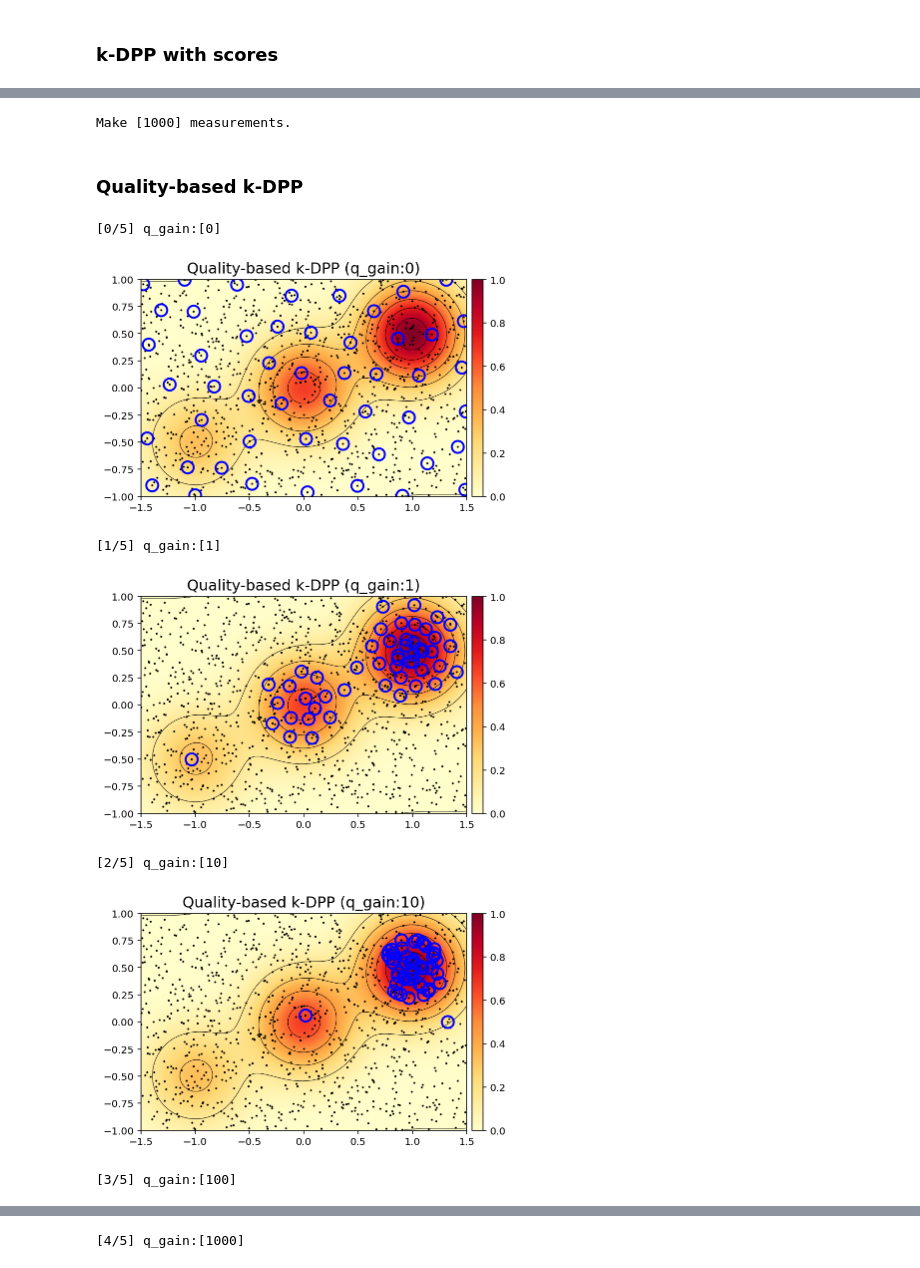
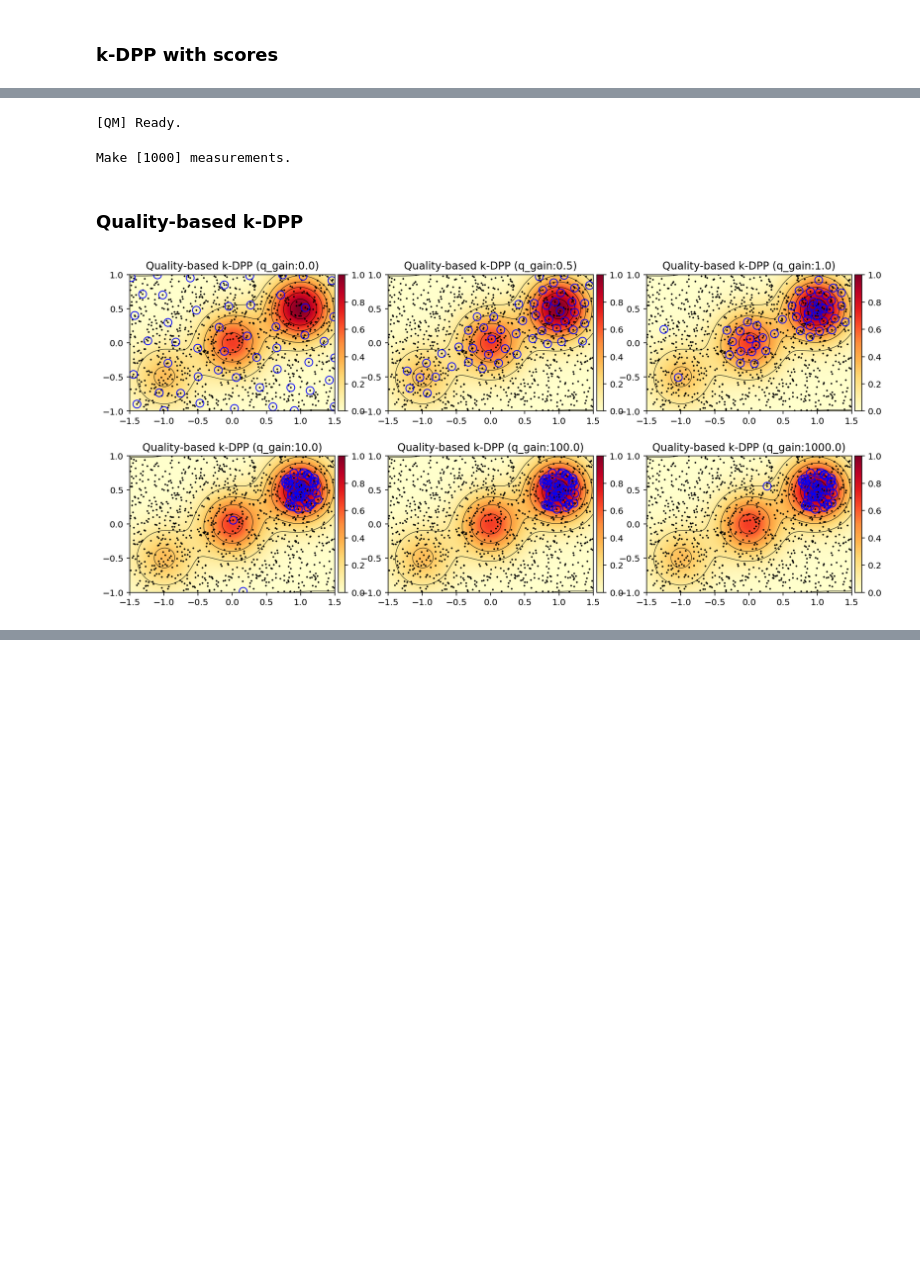
Before and after one commit to sjchoi86/gentle-dpp, a Jupyter notebook: code/demo_dpp.ipynb, the cells around one changed output, grey strips where cells are left out. Cells and saved outputs as stored; diff of their text form; code cells hidden in the pictures; blank space fills up the shorter version.

Commit message:
subplot

```diff
--- a/code/demo_dpp.ipynb
+++ b/code/demo_dpp.ipynb
@@ -212,55 +206,57 @@ print ("[%s] Ready."%(QM.name))
-# %%
-# Make measurements
-n_meas = 1000
-x_meas,y_meas = QM.get_meas(n_meas=n_meas)
-print ("Make [%d] measurements."%(n_meas))
-# %% [output]
-Make [1000] measurements.
-# %% [markdown]
-### Quality-based k-DPP
+# %%
+# Define the Quality map
+QM = QualityMapClass()
+print ("[%s] Ready."%(QM.name))
+# %% [output]
+[QM] Ready.
+# %%
+# Make measurements
+n_meas = 1000
+x_meas,y_meas = QM.get_meas(n_meas=n_meas)
+print ("Make [%d] measurements."%(n_meas))
+# %% [output]
+Make [1000] measurements.
+# %% [markdown]
+### Quality-based k-DPP
 # %%
-q_gains = [0.0,0.5,1.0,10.0,100.0]
+q_gains = [0.0,0.5,1.0,10.0,100.0,1000.0]
 for q_idx,q_gain in enumerate(q_gains):
-    print ("[%d/%d] q_gain:[%.0f]"%(q_idx,len(q_gains),q_gain))
+    # print ("[%d/%d] q_gain:[%.0f]"%(q_idx,len(q_gains),q_gain))
     # q-DPP
     n_select = 50
     xs_kdpp,idxs_select = run_kdpp(
         x_meas,
         n_select = n_select,
         hyp      = {'g':1.0,'l':0.1},
         qs_total = q_gain*y_meas
         )
     # Plot
-    plt.figure(figsize = (10,5))
+    if q_idx == 0:
+        plt.figure(figsize = (15,7))
+    plt.subplot(2,3,q_idx+1)
     im = plt.imshow(X      = QM.Q,
                     extent = QM.axis_info,
                     cmap   = 'YlOrRd',
                     origin = 'lower')
     plt.contour(QM.Q,
                 extent     = QM.axis_info,
                 origin     = 'lower',
                 colors     = 'k',
                 linewidths = 1/2)
-    plt.plot(x_meas[:,0],x_meas[:,1],'.',mfc='none',mec='k',ms=2,lw=2)
+    plt.plot(x_meas[:,0],x_meas[:,1],'.',mfc='none',mec='k',ms=2,lw=1)
     SHOW_QVAL = False
     if SHOW_QVAL:
         for i_idx in range(n_meas):
             y_offset = 0.04
             plt.text(x_meas[i_idx,0],x_meas[i_idx,1]+y_offset,'%.2f'%(y_meas[i_idx]),
                      fontsize=13,horizontalalignment='center',verticalalignment='center')
     plt.plot(xs_kdpp[:,0],xs_kdpp[:,1],
-             'o',ms=12,mfc='None',mec='b',markeredgewidth=2,
+             'o',ms=9,mfc='None',mec='b',markeredgewidth=1,
              label='k-DPP subset')
-    plt.title('Quality-based k-DPP (q_gain:%.0f)'%(q_gain),fontsize=15)
+    plt.title('Quality-based k-DPP (q_gain:%.1f)'%(q_gain),fontsize=12)
     add_colorbar(im)
     plt.axis(QM.axis_info)
     plt.axis('equal')
-    plt.show()
+plt.show()
 # %% [output]
-[0/5] q_gain:[0]
-[figure, old version]
+[figure, new version]
-[1/5] q_gain:[1]
-[figure, removed]
-[2/5] q_gain:[10]
-[figure, removed]
-[3/5] q_gain:[100]
@@ -268 +262,0 @@ for q_idx,q_gain in enumerate(q_gains):
-[4/5] q_gain:[1000]
```
Also changed, not shown: parts of 4 cells of this notebook.
